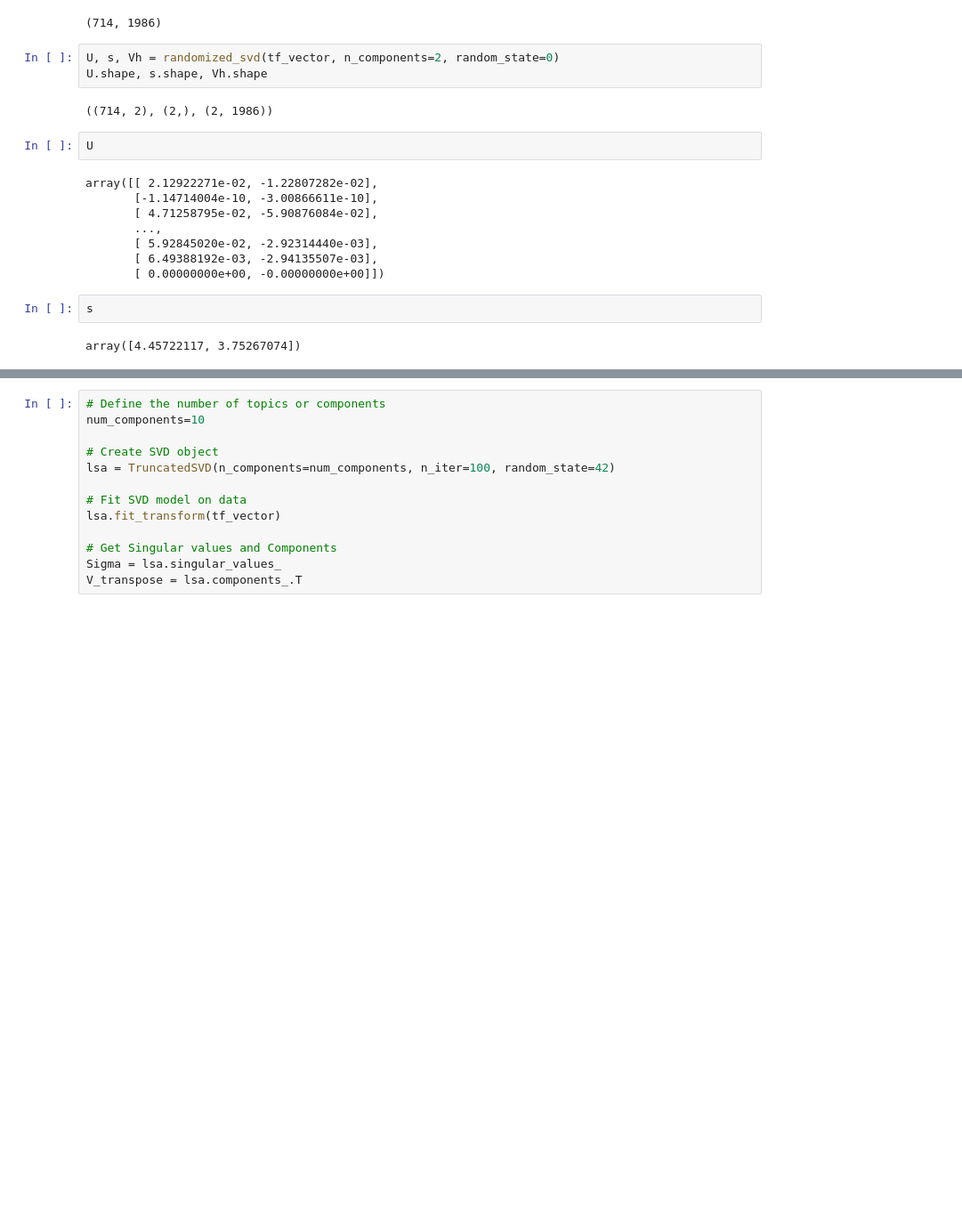
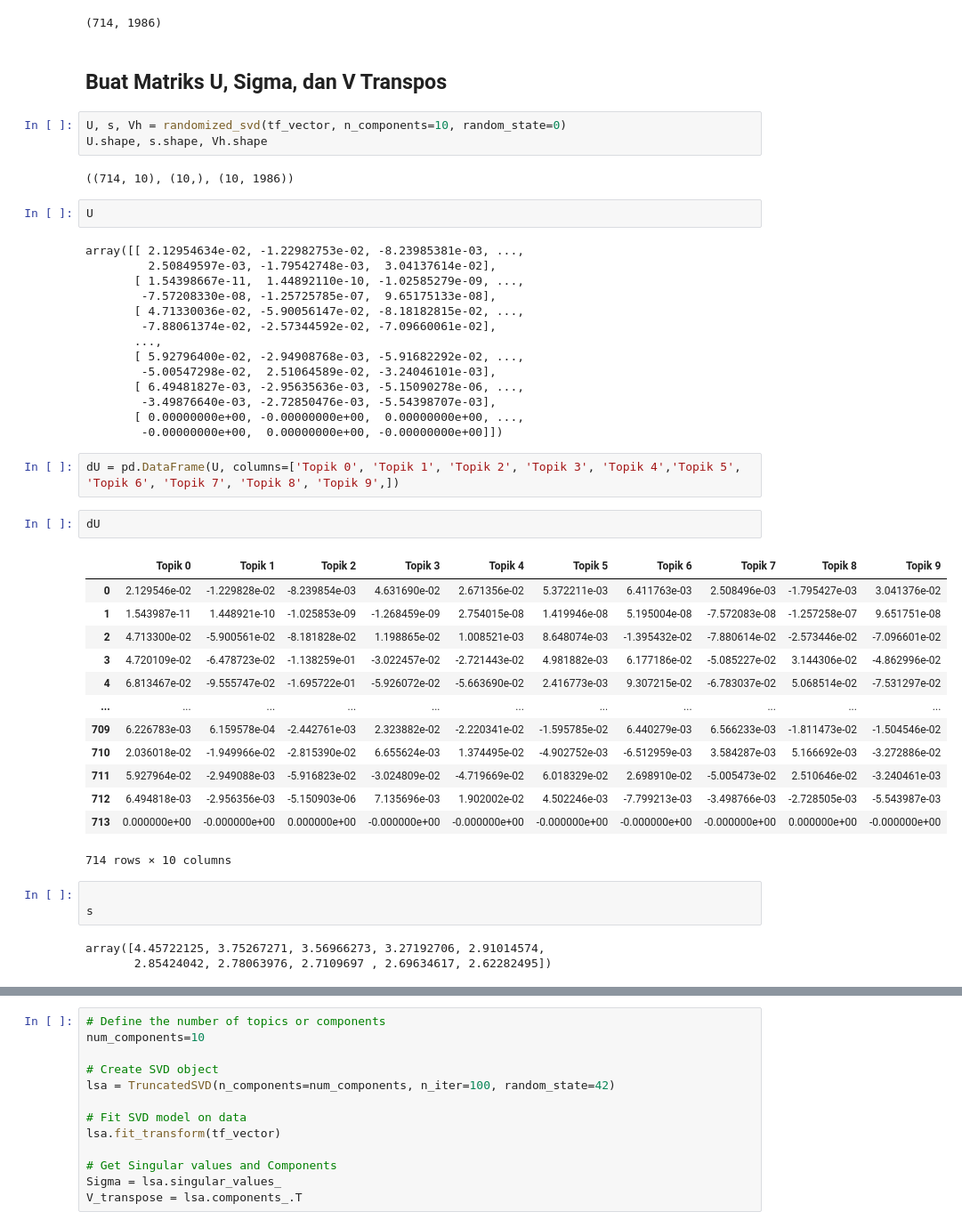
Before and after one commit to MuhammadKurniaSani-me/prosaindata, a Jupyter notebook: _sources/tasks/TUGAS_SVD.ipynb, the cells around one changed output, grey strips where cells are left out. Shown at 89% size. Drawn from its saved outputs; the diff is of its cells as text; blank space fills up the shorter version.

```diff
--- a/_sources/tasks/TUGAS_SVD.ipynb
+++ b/_sources/tasks/TUGAS_SVD.ipynb
@@ -280,25 +281,53 @@ col_set = vectorizer.get_feature_names_out()
 print(tf_vector.shape)
 # %% [output]
 (714, 1986)
+# %% [markdown]
+## Buat Matriks U, Sigma, dan V Transpos
 # %%
-U, s, Vh = randomized_svd(tf_vector, n_components=2, random_state=0)
+U, s, Vh = randomized_svd(tf_vector, n_components=10, random_state=0)
 U.shape, s.shape, Vh.shape
 # %% [output]
-((714, 2), (2,), (2, 1986))
+((714, 10), (10,), (10, 1986))
 # %%
 U
 # %% [output]
-array([[ 2.12922271e-02, -1.22807282e-02],
-       [-1.14714004e-10, -3.00866611e-10],
-       [ 4.71258795e-02, -5.90876084e-02],
+array([[ 2.12954634e-02, -1.22982753e-02, -8.23985381e-03, ...,
+         2.50849597e-03, -1.79542748e-03,  3.04137614e-02],
+       [ 1.54398667e-11,  1.44892110e-10, -1.02585279e-09, ...,
+        -7.57208330e-08, -1.25725785e-07,  9.65175133e-08],
+       [ 4.71330036e-02, -5.90056147e-02, -8.18182815e-02, ...,
+        -7.88061374e-02, -2.57344592e-02, -7.09660061e-02],
        ...,
-       [ 5.92845020e-02, -2.92314440e-03],
-       [ 6.49388192e-03, -2.94135507e-03],
-       [ 0.00000000e+00, -0.00000000e+00]])
+       [ 5.92796400e-02, -2.94908768e-03, -5.91682292e-02, ...,
+        -5.00547298e-02,  2.51064589e-02, -3.24046101e-03],
+       [ 6.49481827e-03, -2.95635636e-03, -5.15090278e-06, ...,
+        -3.49876640e-03, -2.72850476e-03, -5.54398707e-03],
+       [ 0.00000000e+00, -0.00000000e+00,  0.00000000e+00, ...,
+        -0.00000000e+00,  0.00000000e+00, -0.00000000e+00]])
-# %%
-s
-# %% [output]
-array([4.45722117, 3.75267074])
+# %%
+dU = pd.DataFrame(U, columns=['Topik 0', 'Topik 1', 'Topik 2', 'Topik 3', 'Topik 4','Topik 5', 'Topik 6', 'Topik 7', 'Topik 8', 'Topik 9',])
+# %%
+dU
+# %% [output]
+|  | Topik 0 | Topik 1 | Topik 2 | Topik 3 | Topik 4 | Topik 5 | Topik 6 | Topik 7 | Topik 8 | Topik 9 |
+| 0 | 2.129546e-02 | -1.229828e-02 | -8.239854e-03 | 4.631690e-02 | 2.671356e-02 | 5.372211e-03 | 6.411763e-03 | 2.508496e-03 | -1.795427e-03 | 3.041376e-02 |
+| 1 | 1.543987e-11 | 1.448921e-10 | -1.025853e-09 | -1.268459e-09 | 2.754015e-08 | 1.419946e-08 | 5.195004e-08 | -7.572083e-08 | -1.257258e-07 | 9.651751e-08 |
+| 2 | 4.713300e-02 | -5.900561e-02 | -8.181828e-02 | 1.198865e-02 | 1.008521e-03 | 8.648074e-03 | -1.395432e-02 | -7.880614e-02 | -2.573446e-02 | -7.096601e-02 |
+| 3 | 4.720109e-02 | -6.478723e-02 | -1.138259e-01 | -3.022457e-02 | -2.721443e-02 | 4.981882e-03 | 6.177186e-02 | -5.085227e-02 | 3.144306e-02 | -4.862996e-02 |
+| 4 | 6.813467e-02 | -9.555747e-02 | -1.695722e-01 | -5.926072e-02 | -5.663690e-02 | 2.416773e-03 | 9.307215e-02 | -6.783037e-02 | 5.068514e-02 | -7.531297e-02 |
+| ... | ... | ... | ... | ... | ... | ... | ... | ... | ... | ... |
+| 709 | 6.226783e-03 | 6.159578e-04 | -2.442761e-03 | 2.323882e-02 | -2.220341e-02 | -1.595785e-02 | 6.440279e-03 | 6.566233e-03 | -1.811473e-02 | -1.504546e-02 |
+| 710 | 2.036018e-02 | -1.949966e-02 | -2.815390e-02 | 6.655624e-03 | 1.374495e-02 | -4.902752e-03 | -6.512959e-03 | 3.584287e-03 | 5.166692e-03 | -3.272886e-02 |
+| 711 | 5.927964e-02 | -2.949088e-03 | -5.916823e-02 | -3.024809e-02 | -4.719669e-02 | 6.018329e-02 | 2.698910e-02 | -5.005473e-02 | 2.510646e-02 | -3.240461e-03 |
+| 712 | 6.494818e-03 | -2.956356e-03 | -5.150903e-06 | 7.135696e-03 | 1.902002e-02 | 4.502246e-03 | -7.799213e-03 | -3.498766e-03 | -2.728505e-03 | -5.543987e-03 |
+| 713 | 0.000000e+00 | -0.000000e+00 | 0.000000e+00 | -0.000000e+00 | -0.000000e+00 | -0.000000e+00 | -0.000000e+00 | -0.000000e+00 | 0.000000e+00 | -0.000000e+00 |
+714 rows × 10 columns
+# %%
+
+s
+# %% [output]
+array([4.45722125, 3.75267271, 3.56966273, 3.27192706, 2.91014574,
+       2.85424042, 2.78063976, 2.7109697 , 2.69634617, 2.62282495])
 # %%
 Vh
 # %% [output]
```
Also changed, not shown: parts of 7 cells of this notebook, 20 other files.
